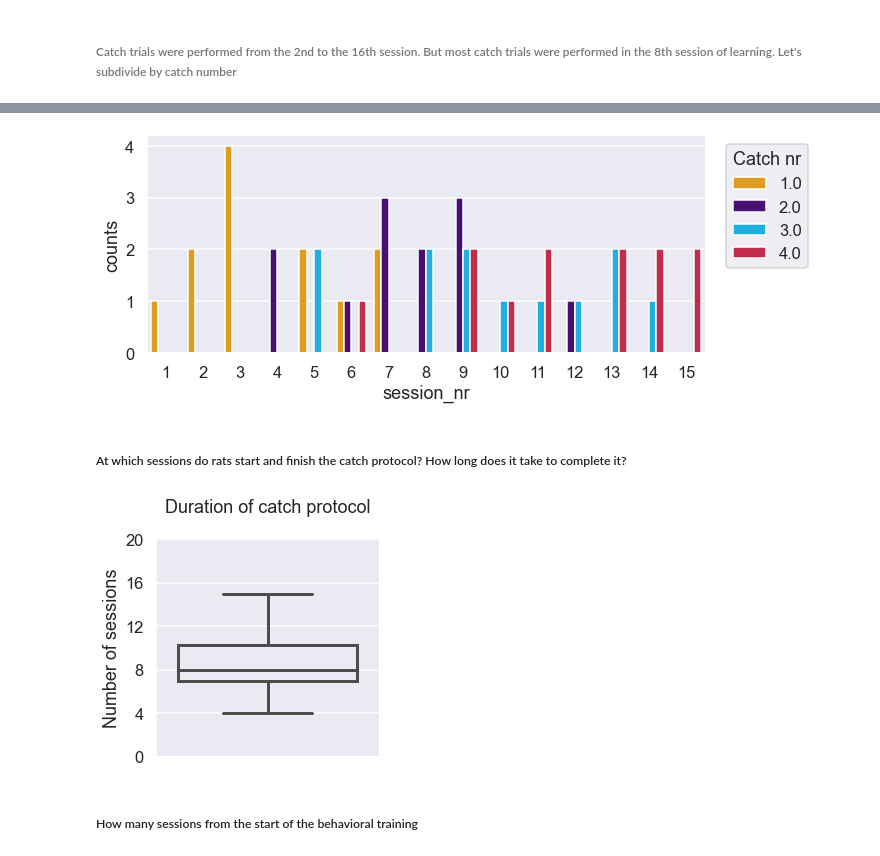
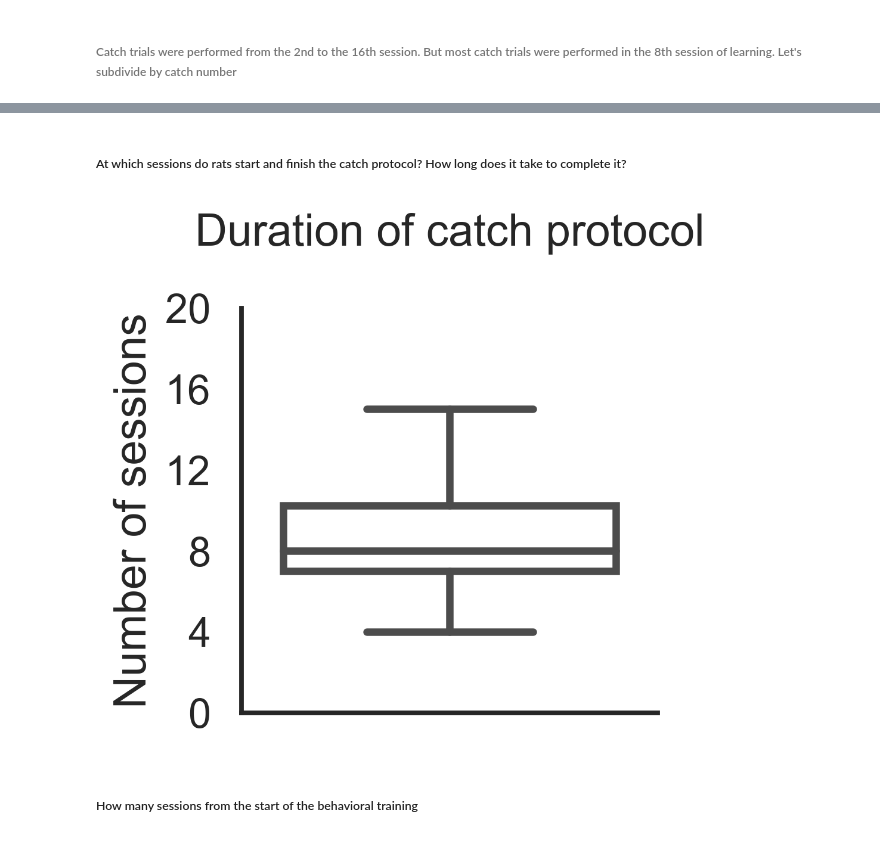
Before and after one commit to anasofiacc/EGO_ALLO_DNMP, a Jupyter notebook: Behavioral protocol characterization.ipynb, the cells around one changed output, grey strips where cells are left out. Cells and saved outputs as stored; diff of their text form; code cells hidden in the pictures.

```diff
--- a/Behavioral protocol characterization.ipynb
+++ b/Behavioral protocol characterization.ipynb
@@ -21,10 +21,9 @@ catch.head()
 # %%
 session_counts=catch.groupby(['session_nr'])['catch_session'].sum().reset_index()
 # %%
-sns.set(context='talk')
-plt.figure(figsize=(8,4))
+sns.set(context='talk', style='white')
+plt.figure(figsize=(6,3), dpi=300)
 g=sns.lineplot(data=session_counts, x='session_nr', y='catch_session', color='black')
-g.set(xlim=[1,16], ylim=[0,10], xlabel='Session number', ylabel='Counts', xticks=range(1,16,1),
-     xticklabels=range(1,16,1))
+g.set(xlim=[1,16], ylim=[0,10], xlabel='Session number', ylabel='Counts', xticks=range(1,16, 2))
 sns.despine()
 # %% [output]
@@ -37,17 +75,20 @@ session_counts_by_catch_nr = session_counts_by_catch_nr.rename(columns={'outcome
 # %%
-sns.set(context='talk')
-plt.figure(figsize=(8,4))
+sns.set(context='talk', style='white')
+plt.figure(figsize=(6,3), dpi=300)
 color_scheme=['orange', 'indigo', 'deepskyblue', 'crimson']
 g=sns.lineplot(
     data=session_counts_by_catch_nr,
-    x='session_nr', y='counts', hue='catch_nr',
-    palette=color_scheme, marker='o', markersize=1, legend=False)
+    x='session_nr', y=0, hue='catch_nr', alpha=.8,
+    palette=color_scheme, marker='o', markersize=2, legend=False)
 
-g.set(xlim=[1,16], ylim=[0,5], xlabel='Session number', ylabel='Counts', xticks=range(1,16,1),
-     xticklabels=range(1,16,1), yticks=range(0,5,1), yticklabels=range(0,5,1),
-     title='Distribution of catch trials across sessions')
+g.set(
+    xlim=[1,16], ylim=[0,5],
+    xlabel='Session', ylabel='Counts',
+    xticks=range(1,16,2), yticks=range(0,6,1),
+    title='Catch trial distribution')
 
-plt.legend(title='Catch nr',labels=['1', '2', '3', '4'],
-          frameon=False, bbox_to_anchor=[1,1])
+plt.legend(title='Catch nr', labels=['1', '2', '3', '4'],
+          frameon=False, bbox_to_anchor=[.85,.55], fontsize='xx-small',
+          title_fontsize='xx-small')
 sns.despine()
 # %% [output]
@@ -55,14 +96,3 @@ sns.despine()
-# %%
-sns.set(context='talk')
-plt.figure(figsize=(10,4))
-g=sns.barplot(data=session_counts_by_catch_nr,
-    x='session_nr', y='counts', hue='catch_nr',
-    palette=color_scheme)
-
-g.legend_.set(bbox_to_anchor=[1.2,1], title='Catch nr')
-sns.despine()
-# %% [output]
-[figure, removed]
 # %% [markdown]
 ##### At which sessions do rats start and finish the catch protocol? How long does it take to complete it?
 # %%
@@ -74,13 +104,14 @@ protocol_duration=(last_catch['session_nr']-first_catch['session_nr'])+1
 # %%
 PROPS = {
     'boxprops':{'facecolor':'none'}}
-plt.figure(figsize=(4,4))
+plt.figure(figsize=(3,3), dpi=300)
+sns.set(style='white', context='talk')
 g=sns.boxplot(data=protocol_duration, linewidth=3, **PROPS)
 g.set(ylim=[0,20], xticks=[0], xticklabels='', ylabel='Number of sessions',
      title='Duration of catch protocol\n', yticks=range(0, 22, 4))
 sns.despine()
 # %% [output]
-[figure, old version]
+[figure, new version]
 # %% [markdown]
 ##### How many sessions from the start of the behavioral training
 # %%
```
Also changed, not shown: parts of 6 cells of this notebook, 32 other files.
